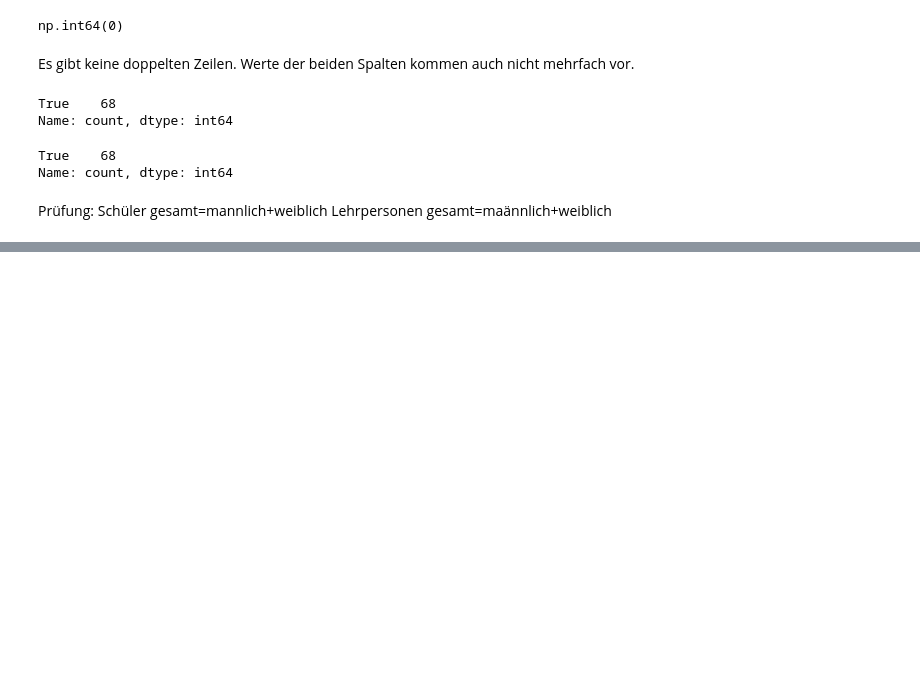
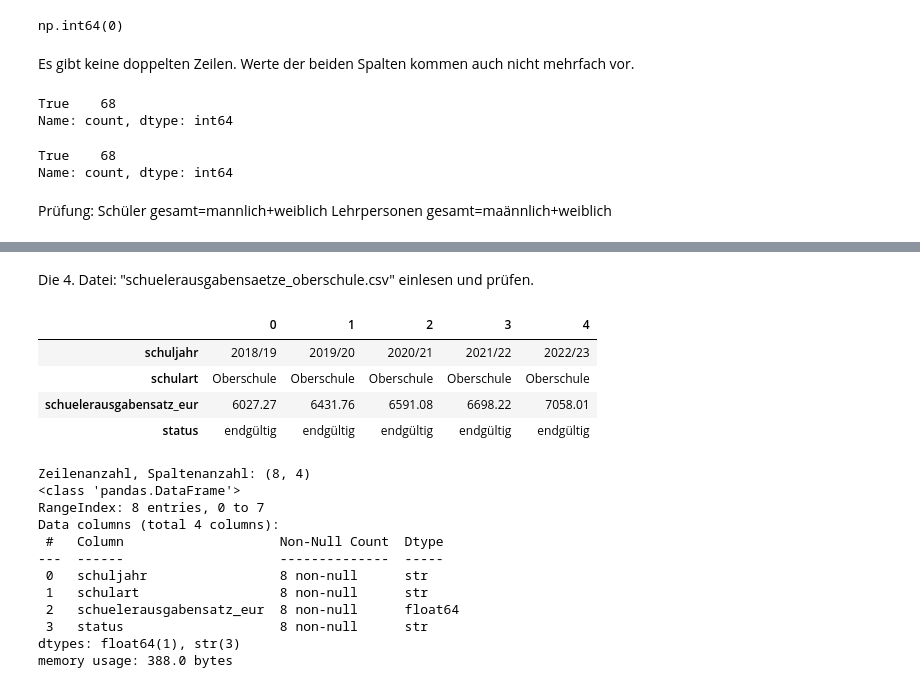
Before and after one commit to AndreR819/PortfolioProjekt, a Jupyter notebook: notebooks/01_daten_verstehen.ipynb, the cells around one changed output, grey strips where cells are left out. Saved outputs shown, nothing was run; the diff lists cells and outputs as text; code cells hidden in the pictures; blank space fills up the shorter version.

```diff
--- a/notebooks/01_daten_verstehen.ipynb
+++ b/notebooks/01_daten_verstehen.ipynb
@@ -208,0 +612,29 @@ memory usage: 4.9 KB
+# %% [markdown]
+Die 4. Datei: "schuelerausgabensaetze_oberschule.csv" einlesen und prüfen.
+# %%
+df_finanzierung = pd.read_csv(
+    DATA_DIR / "schuelerausgabensaetze_oberschule.csv",
+    sep=";",
+    decimal=",",
+)
+display(df_finanzierung.head().T)
+print("Zeilenanzahl, Spaltenanzahl:", df_finanzierung.shape)
+df_finanzierung.info()
+# %% [output]
+|  | 0 | 1 | 2 | 3 | 4 |
+| schuljahr | 2018/19 | 2019/20 | 2020/21 | 2021/22 | 2022/23 |
+| schulart | Oberschule | Oberschule | Oberschule | Oberschule | Oberschule |
+| schuelerausgabensatz_eur | 6027.27 | 6431.76 | 6591.08 | 6698.22 | 7058.01 |
+| status | endgültig | endgültig | endgültig | endgültig | endgültig |
+Zeilenanzahl, Spaltenanzahl: (8, 4)
+<class 'pandas.DataFrame'>
+RangeIndex: 8 entries, 0 to 7
+Data columns (total 4 columns):
+ #   Column                    Non-Null Count  Dtype
+---  ------                    --------------  -----
+ 0   schuljahr                 8 non-null      str
+ 1   schulart                  8 non-null      str
+ 2   schuelerausgabensatz_eur  8 non-null      float64
+ 3   status                    8 non-null      str
+dtypes: float64(1), str(3)
+memory usage: 388.0 bytes
```
Also changed, not shown: parts of 53 cells of this notebook.
